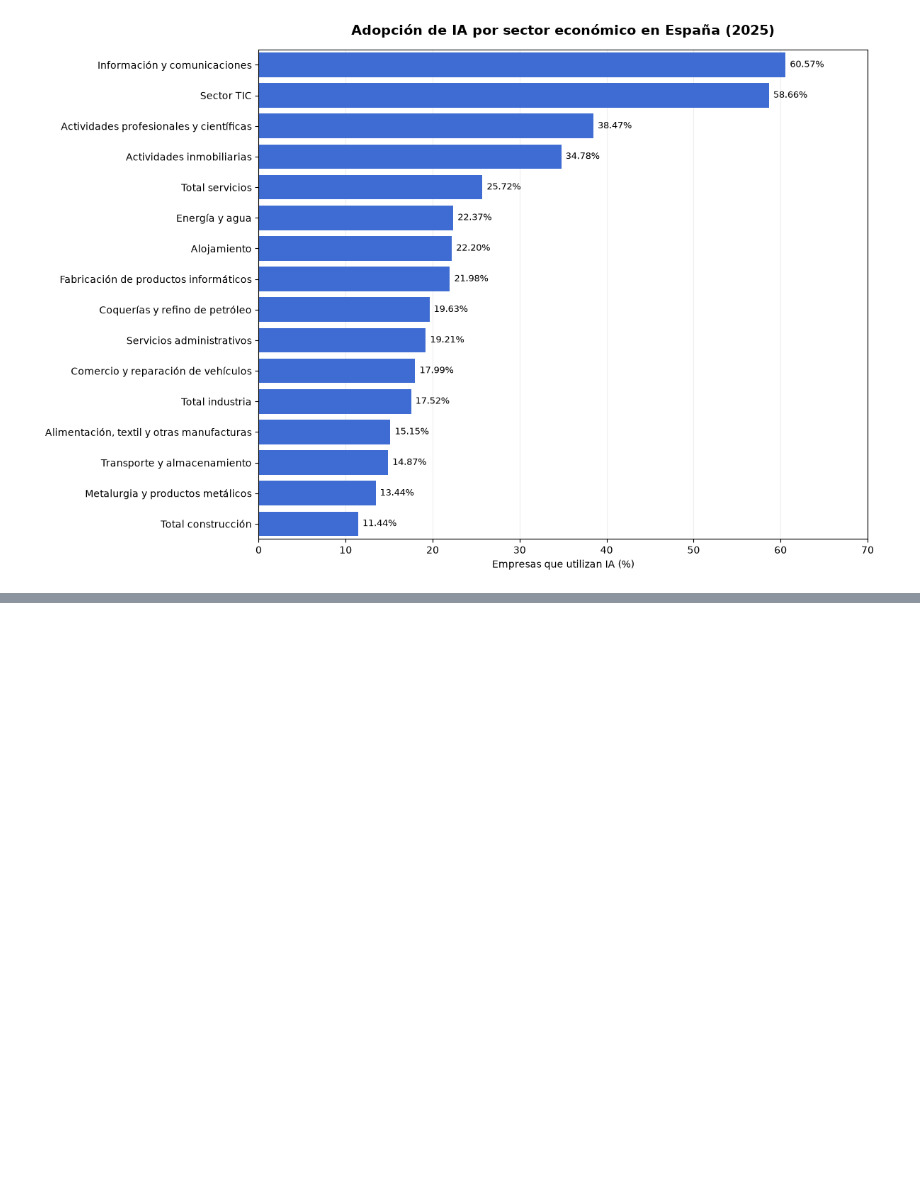
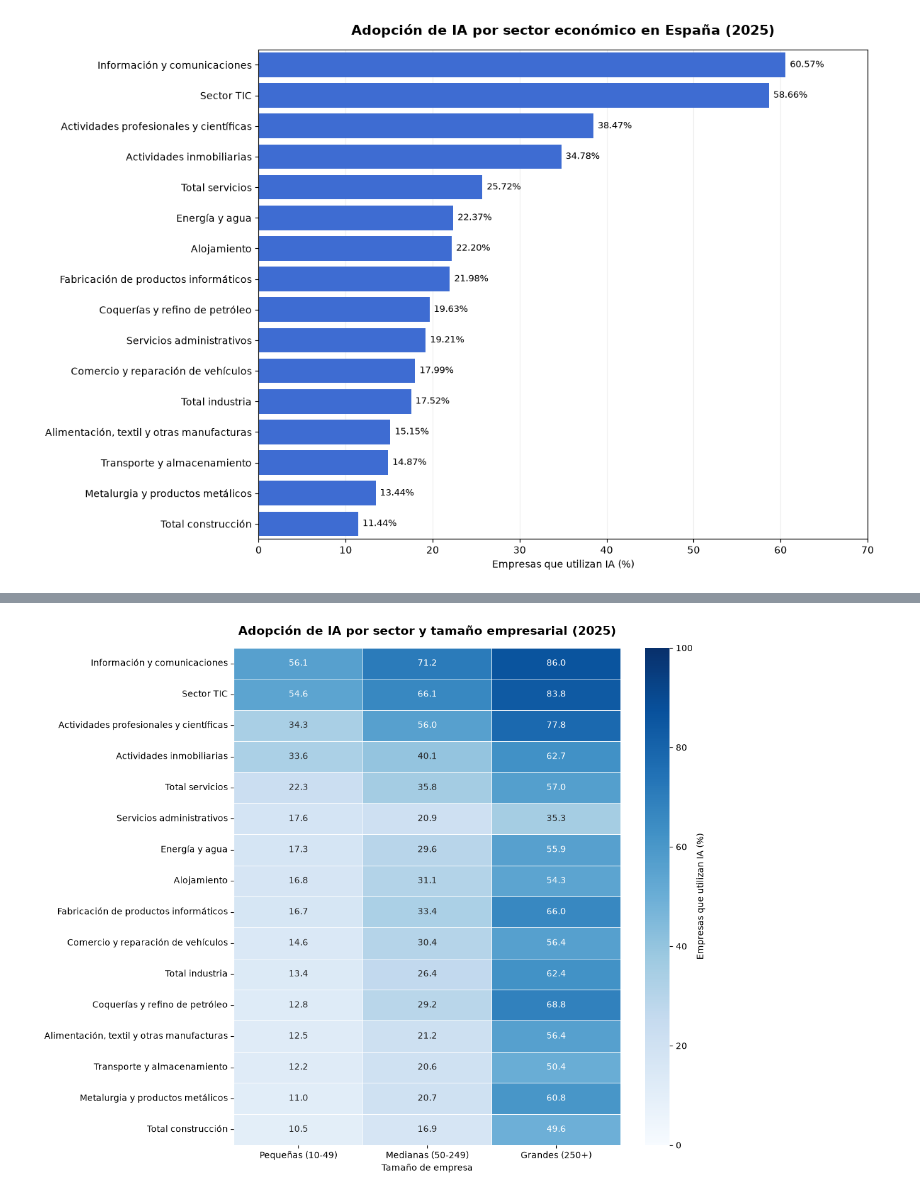
Before and after one commit to sarave-coder/EDA_IA_PRODUCTIVIDAD_ESPANA, a Jupyter notebook: src/main.ipynb, the cells around one changed output, grey strips where cells are left out. Cells and saved outputs as stored; diff of their text form; code cells hidden in the pictures; blank space fills up the shorter version.

```diff
--- a/src/main.ipynb
+++ b/src/main.ipynb
@@ -831,0 +1536,72 @@ plt.show()
+# %%
+# H2 + H3 - Mapa de calor de adopción de IA (2025)
+
+import matplotlib.pyplot as plt
+import seaborn as sns
+
+# Filtrar datos de 2025
+df_heatmap = df_adopcion[
+    (df_adopcion["year"] == 2025) &
+    (df_adopcion["sector"] != "Total Empresas") &
+    (df_adopcion["company_size"] != "Total")
+].copy()
+
+# Crear tabla para el mapa de calor
+tabla_heatmap = df_heatmap.pivot(
+    index="sector",
+    columns="company_size",
+    values="value_pct"
+)
+
+# Ordenar los tamaños de menor a mayor
+tabla_heatmap = tabla_heatmap[
+    ["De 10 a 49", "De 50 a 249", "De 250 y más"]
+]
+
+# Utilizar los nombres cortos de sectores que ya creamos
+mapa_nombres = dict(
+    zip(df_h3_grafico["sector"], df_h3_grafico["sector_corto"])
+)
+
+tabla_heatmap = tabla_heatmap.rename(index=mapa_nombres)
+
+# Ordenar sectores según adopción en pequeñas empresas
+tabla_heatmap = tabla_heatmap.sort_values(
+    "De 10 a 49",
+    ascending=False
+)
+
+# Dibujar mapa de calor
+fig, ax = plt.subplots(figsize=(11, 9))
+
+sns.heatmap(
+    tabla_heatmap,
+    annot=True,
+    fmt=".1f",
+    cmap="Blues",
+    linewidths=0.5,
+    vmin=0,
+    vmax=100,
+    cbar_kws={"label": "Empresas que utilizan IA (%)"},
+    ax=ax
+)
+
+ax.set_title(
+    "Adopción de IA por sector y tamaño empresarial (2025)",
+    fontsize=14,
+    fontweight="bold",
+    pad=15
+)
+
+ax.set_xlabel("Tamaño de empresa")
+ax.set_ylabel("")
+ax.set_xticklabels(
+    ["Pequeñas (10-49)", "Medianas (50-249)", "Grandes (250+)"],
+    rotation=0
+)
+ax.tick_params(axis="y", labelrotation=0)
+
+plt.tight_layout()
+plt.show()
+# %% [output]
+[figure, added]
```
Also changed, not shown: parts of 34 cells of this notebook, 2 other files.
